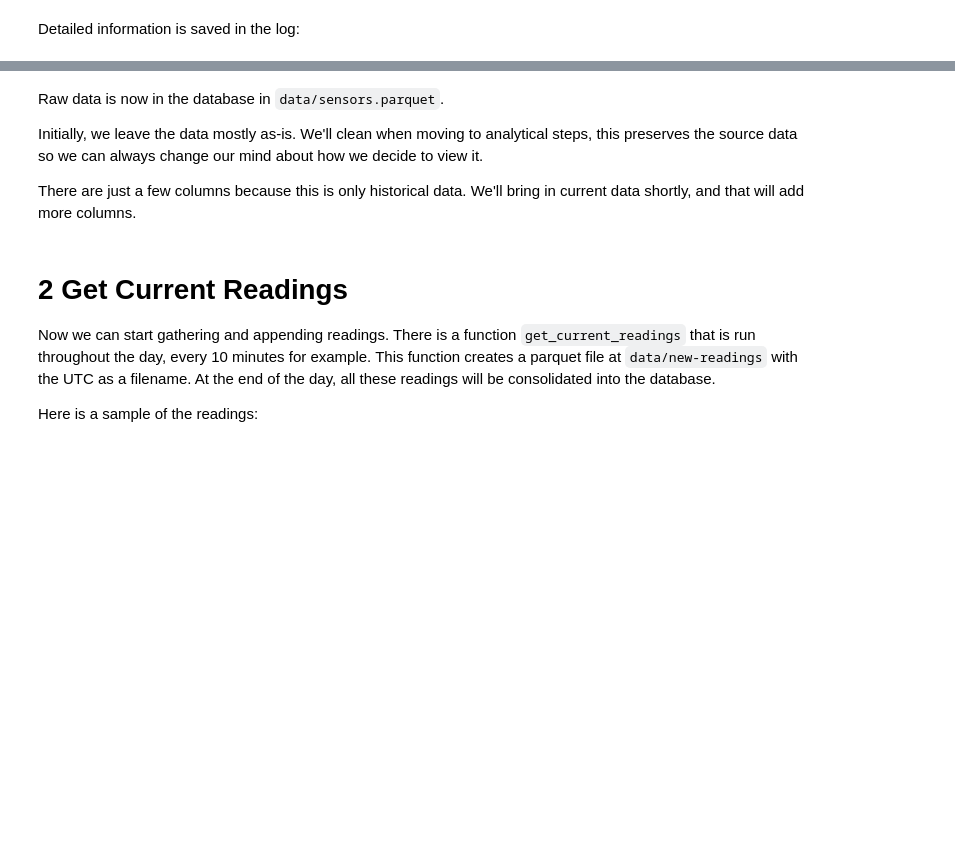
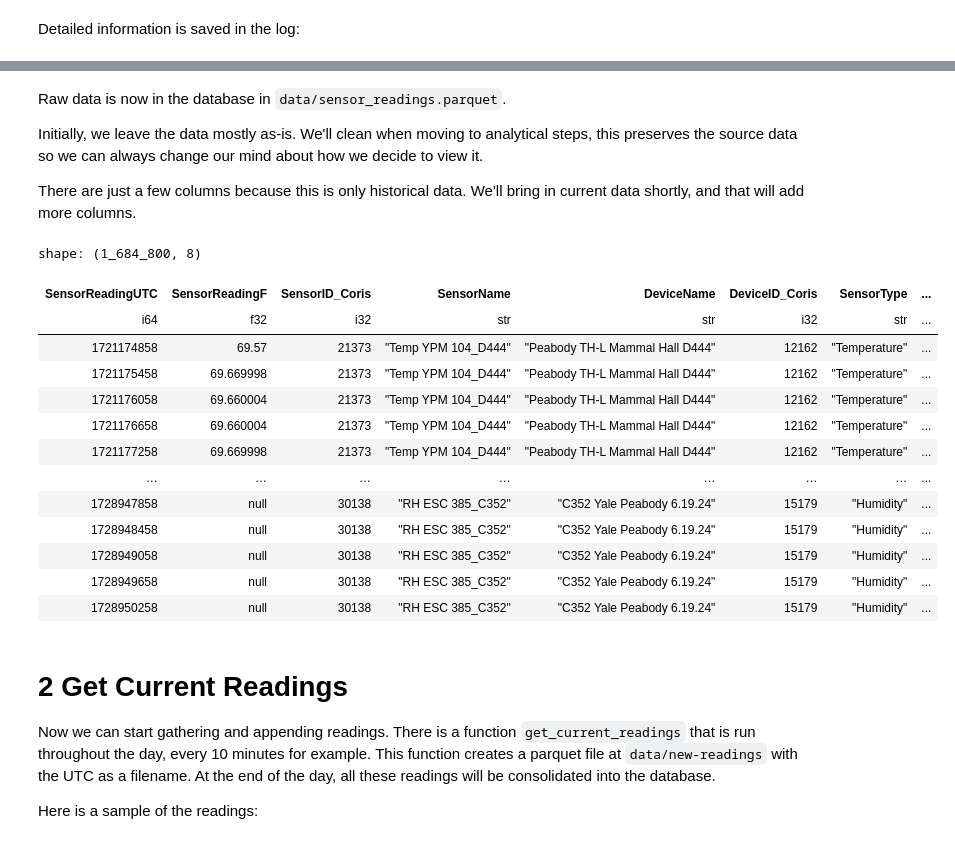
Before and after one commit to Environmental-Pipeline/environmental-sensor-poc, a Jupyter notebook: example.ipynb, the cells around one changed output, grey strips where cells are left out. Saved outputs shown, nothing was run; the diff lists cells and outputs as text; code cells hidden in the pictures; blank space fills up the shorter version.

Commit message:
Better table names, column names, table org.

```diff
--- a/example.ipynb
+++ b/example.ipynb
@@ -17,12 +19,27 @@ with open('data/EnvironmentData.log', 'r') as file:
 # %% [markdown]
-Raw data is now in the database in `data/sensors.parquet`.
+Raw data is now in the database in `data/sensor_readings.parquet`.
 
 Initially, we leave the data mostly as-is. We'll clean when moving to analytical steps, this preserves the source data so we can always change our mind about how we decide to view it.
 
 There are just a few columns because this is only historical data. We'll bring in current data shortly, and that will add more columns.
 # %%
 import polars
-polars.read_parquet('data/sensors.parquet')
+polars.read_parquet('data/sensor_readings.parquet')
+# %% [output]
+shape: (1_684_800, 8)
+| SensorReadingUTC | SensorReadingF | SensorID_Coris | SensorName | DeviceName | DeviceID_Coris | SensorType | ... |
+| i64 | f32 | i32 | str | str | i32 | str | ... |
+| 1721174858 | 69.57 | 21373 | "Temp YPM 104_D444" | "Peabody TH-L Mammal Hall D444" | 12162 | "Temperature" | ... |
+| 1721175458 | 69.669998 | 21373 | "Temp YPM 104_D444" | "Peabody TH-L Mammal Hall D444" | 12162 | "Temperature" | ... |
+| 1721176058 | 69.660004 | 21373 | "Temp YPM 104_D444" | "Peabody TH-L Mammal Hall D444" | 12162 | "Temperature" | ... |
+| 1721176658 | 69.660004 | 21373 | "Temp YPM 104_D444" | "Peabody TH-L Mammal Hall D444" | 12162 | "Temperature" | ... |
+| 1721177258 | 69.669998 | 21373 | "Temp YPM 104_D444" | "Peabody TH-L Mammal Hall D444" | 12162 | "Temperature" | ... |
+| … | … | … | … | … | … | … | ... |
+| 1728947858 | null | 30138 | "RH ESC 385_C352" | "C352 Yale Peabody 6.19.24" | 15179 | "Humidity" | ... |
+| 1728948458 | null | 30138 | "RH ESC 385_C352" | "C352 Yale Peabody 6.19.24" | 15179 | "Humidity" | ... |
+| 1728949058 | null | 30138 | "RH ESC 385_C352" | "C352 Yale Peabody 6.19.24" | 15179 | "Humidity" | ... |
+| 1728949658 | null | 30138 | "RH ESC 385_C352" | "C352 Yale Peabody 6.19.24" | 15179 | "Humidity" | ... |
+| 1728950258 | null | 30138 | "RH ESC 385_C352" | "C352 Yale Peabody 6.19.24" | 15179 | "Humidity" | ... |
 # %% [markdown]
 # 2 Get Current Readings
 
```
Also changed, not shown: parts of 14 cells of this notebook, 5 other files.
